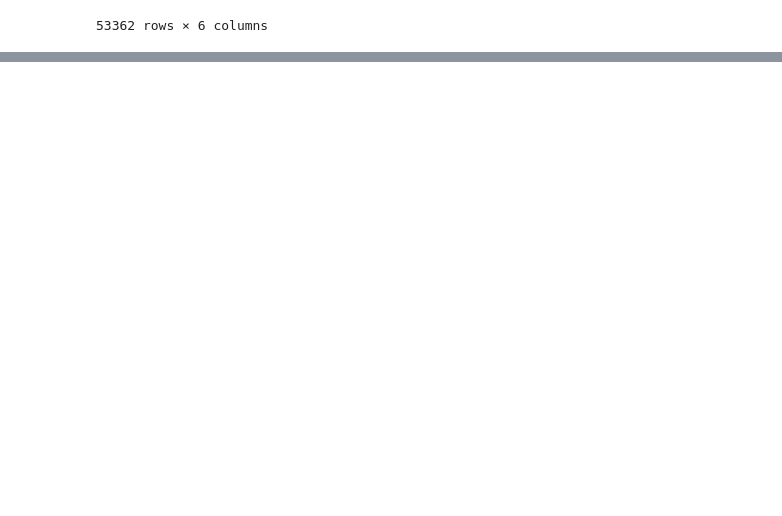
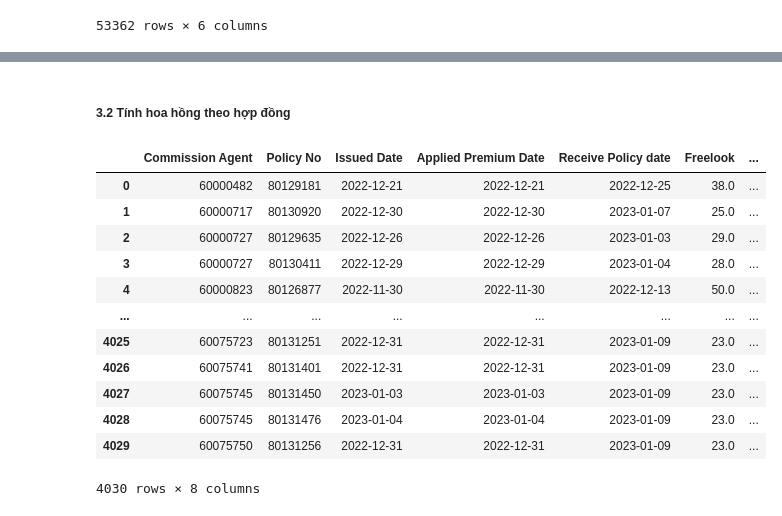
Before and after one commit to michaelmarytan81194/PythonProject, a Jupyter notebook: 1. Python/4. Tools/1. Phu Hung Life/5. Bonuses/Untitled.ipynb, the cells around one changed output, grey strips where cells are left out. Drawn from its saved outputs; the diff is of its cells as text; code cells hidden in the pictures; blank space fills up the shorter version.

```diff
--- a/1. Python/4. Tools/1. Phu Hung Life/5. Bonuses/Untitled.ipynb
+++ b/1. Python/4. Tools/1. Phu Hung Life/5. Bonuses/Untitled.ipynb
@@ -90,0 +181,25 @@ introduce_info
+# %% [markdown]
+<h5>3.2 Tính hoa hồng theo hợp đồng
+# %%
+#Cộng thêm 21 ngày ACK để có kỳ xét hoa hồng chính thức
+cal_com = com_t
+cal_com['Valid_Date'] = np.where(cal_com['Receive Policy date'] >= cal_com['Applied Premium Date'], cal_com['Receive Policy date'], cal_com['Applied Premium Date'])
+cal_com['Valid_Date'] = cal_com['Valid_Date'] + timedelta(days=22) #+22 để bảo đảm qua được 21 ngày cân nhắc
+cal_com = cal_com[(cal_com['Valid_Date'] >= cal_com['Start_Month']) & (cal_com['Valid_Date'] <= cal_com['Date_On_Set'])
+        & cal_com['FYC'] != 0]
+cal_com = cal_com.groupby(['Commission Agent','Policy No', 'Issued Date', 'Applied Premium Date', 'Receive Policy date', 'Freelook'], dropna=False)[['FYC', 'Premium Collected']].sum().reset_index()
+cal_com
+# %% [output]
+|  | Commission Agent | Policy No | Issued Date | Applied Premium Date | Receive Policy date | Freelook | ... |
+| 0 | 60000482 | 80129181 | 2022-12-21 | 2022-12-21 | 2022-12-25 | 38.0 | ... |
+| 1 | 60000717 | 80130920 | 2022-12-30 | 2022-12-30 | 2023-01-07 | 25.0 | ... |
+| 2 | 60000727 | 80129635 | 2022-12-26 | 2022-12-26 | 2023-01-03 | 29.0 | ... |
+| 3 | 60000727 | 80130411 | 2022-12-29 | 2022-12-29 | 2023-01-04 | 28.0 | ... |
+| 4 | 60000823 | 80126877 | 2022-11-30 | 2022-11-30 | 2022-12-13 | 50.0 | ... |
+| ... | ... | ... | ... | ... | ... | ... | ... |
+| 4025 | 60075723 | 80131251 | 2022-12-31 | 2022-12-31 | 2023-01-09 | 23.0 | ... |
+| 4026 | 60075741 | 80131401 | 2022-12-31 | 2022-12-31 | 2023-01-09 | 23.0 | ... |
+| 4027 | 60075745 | 80131450 | 2023-01-03 | 2023-01-03 | 2023-01-09 | 23.0 | ... |
+| 4028 | 60075745 | 80131476 | 2023-01-04 | 2023-01-04 | 2023-01-09 | 23.0 | ... |
+| 4029 | 60075750 | 80131256 | 2022-12-31 | 2022-12-31 | 2023-01-09 | 23.0 | ... |
+4030 rows × 8 columns
```
Also changed, not shown: parts of 11 cells of this notebook, 2 other files.
